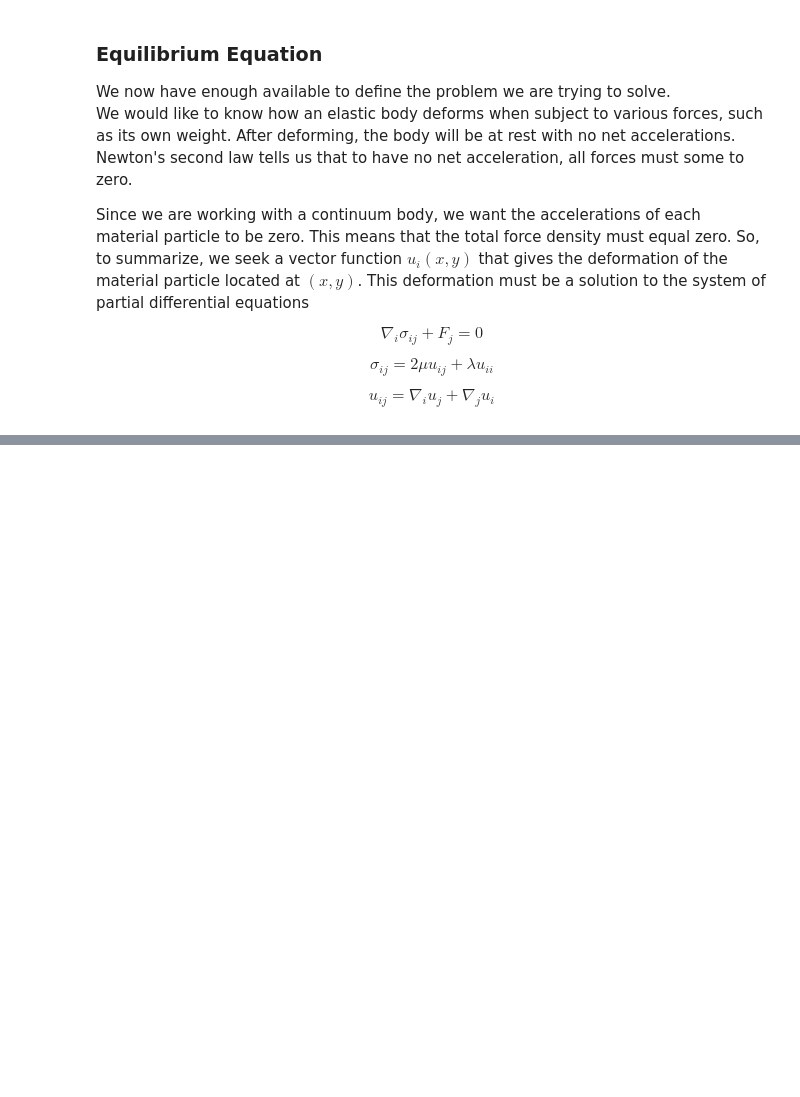
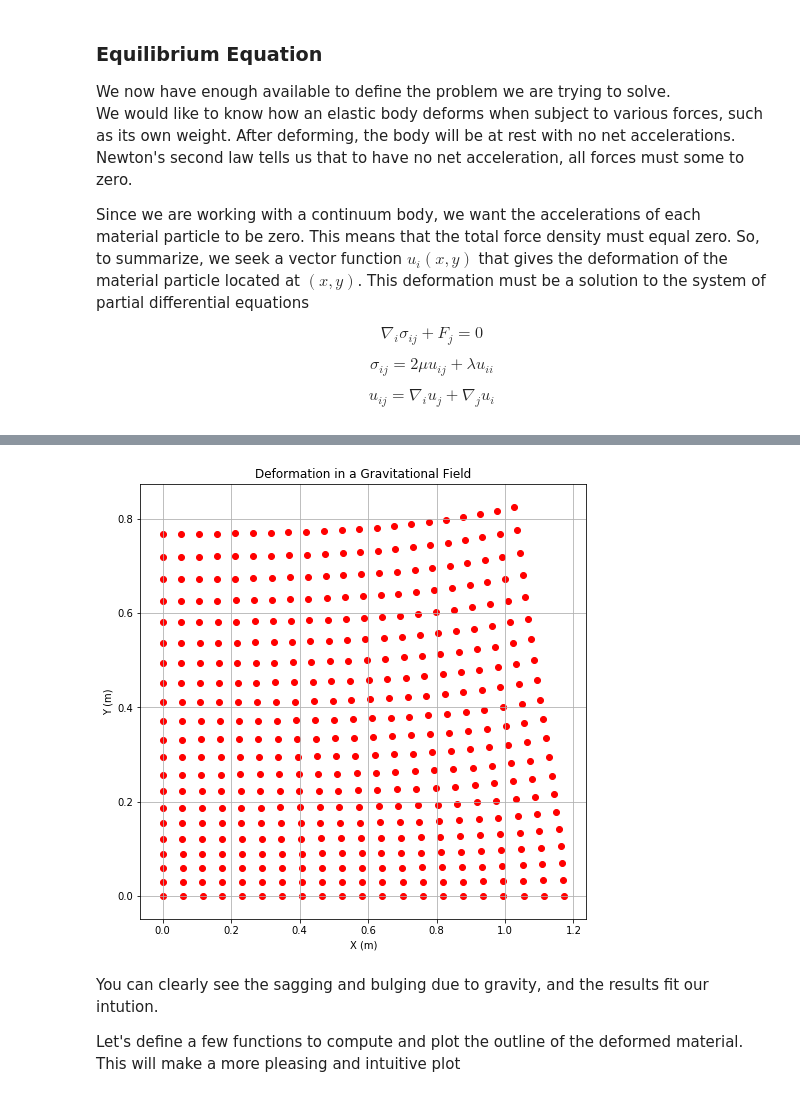
Before and after one commit to theilmbh/physics_notebooks, a Jupyter notebook: Elastostatics/ComputationalElastostatics-2D.ipynb, the cells around one changed output, grey strips where cells are left out. Drawn from its saved outputs; the diff is of its cells as text; code cells hidden in the pictures; blank space fills up the shorter version.

```diff
--- a/Elastostatics/ComputationalElastostatics-2D.ipynb
+++ b/Elastostatics/ComputationalElastostatics-2D.ipynb
@@ -216,0 +287,16 @@ plt.quiver(Ux, Uy)
+# %%
+X, Y = np.meshgrid(xcoord, ycoord)
+
+plt.figure(figsize=(8, 8))
+#plt.scatter(X, Y, c='black')
+plt.scatter(X + Ux, Y+Uy, c='red')
+plt.grid()
+plt.title('Deformation in a Gravitational Field')
+plt.xlabel('X (m)')
+plt.ylabel('Y (m)');
+# %% [output]
+[figure, added]
+# %% [markdown]
+You can clearly see the sagging and bulging due to gravity, and the results fit our intution.
+
+Let's define a few functions to compute and plot the outline of the deformed material.  This will make a more pleasing and intuitive plot
```
Also changed, not shown: parts of 25 cells of this notebook, 1 other file.
